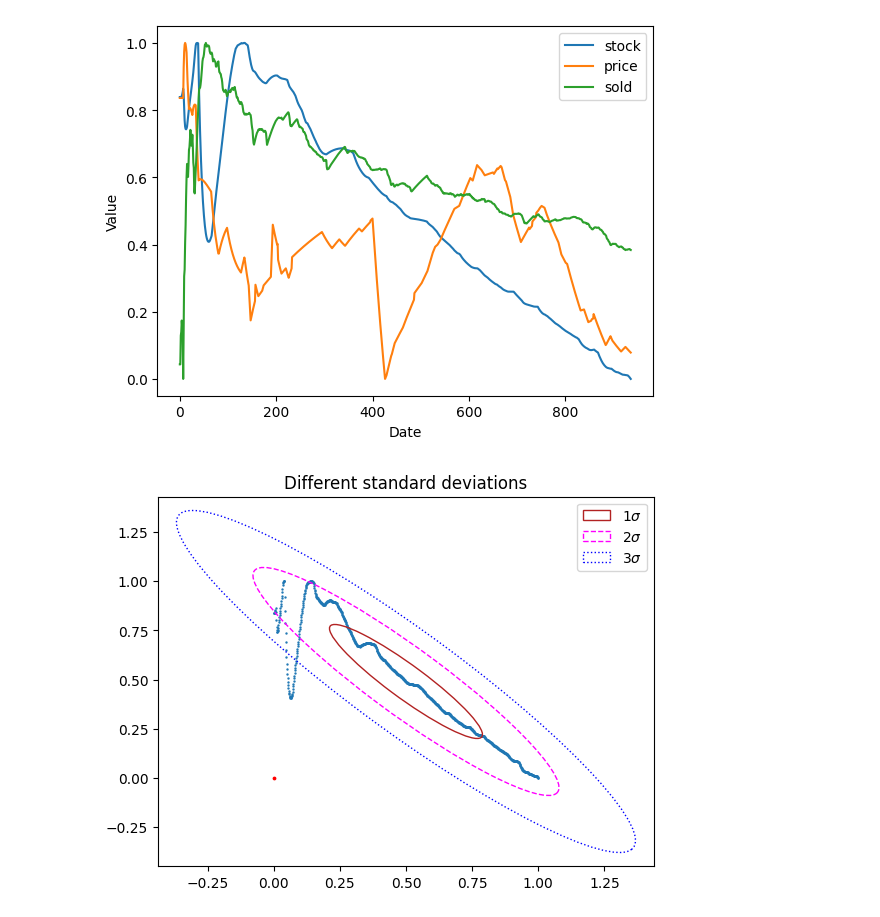
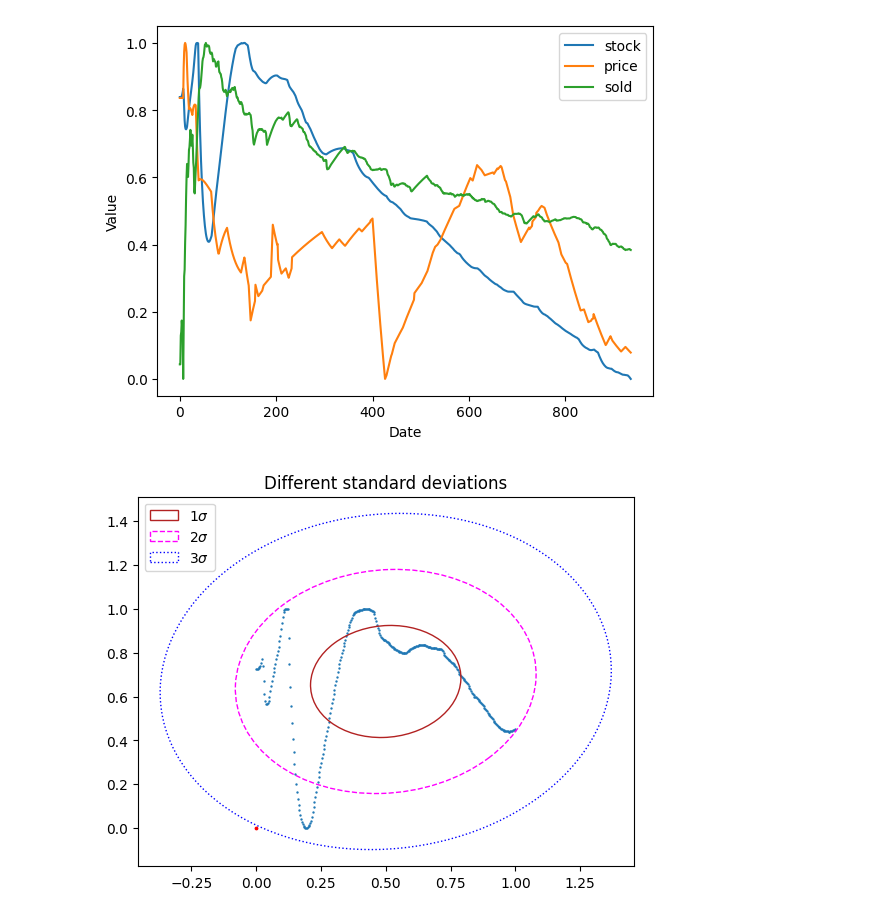
Before and after one commit to CepbluKot/info_processing_labs, a Jupyter notebook: lab1/main_lr1_automade_rls.ipynb, the cells around one changed output. Cells and saved outputs as stored; diff of their text form; code cells hidden in the pictures.

```diff
--- a/lab1/main_lr1_automade_rls.ipynb
+++ b/lab1/main_lr1_automade_rls.ipynb
@@ -163,30 +163,31 @@ def confidence_ellipse(x, y, ax: matplotlib.axes.Axes, n_std=3.0, facecolor='non
     ellipse.set_transform(transf + ax.transData)
     return ax.add_patch(ellipse)
 # %%
-x = df.index
-y = res_stock_coefs_scaled
+x = df.index[:int(1/3*len(df.index))]
+y = res_stock_coefs_scaled[:int(1/3*len(df.index))]
 
 x = np.interp(x, (x.min(), x.max()), (0, 1))
 y = np.interp(y, (y.min(), y.max()), (0, 1))
 
 
 mu = 0, 0
 fig, ax_nstd = plt.subplots()
 ax_nstd.scatter(x, y, s=0.5)
 
 
 
 
 confidence_ellipse(x, y, ax_nstd, n_std=1,
                    label=r'$1\sigma$', edgecolor='firebrick')
 confidence_ellipse(x, y, ax_nstd, n_std=2,
                    label=r'$2\sigma$', edgecolor='fuchsia', linestyle='--')
 confidence_ellipse(x, y, ax_nstd, n_std=3,
                    label=r'$3\sigma$', edgecolor='blue', linestyle=':')
 
+
 ax_nstd.scatter(mu[0], mu[1], c='red', s=3)
 ax_nstd.set_title('Different standard deviations')
 ax_nstd.legend()
 plt.show()
 # %% [output]
-[figure, old version]
+[figure, new version]
```
Also changed, not shown: parts of 2 cells of this notebook.
